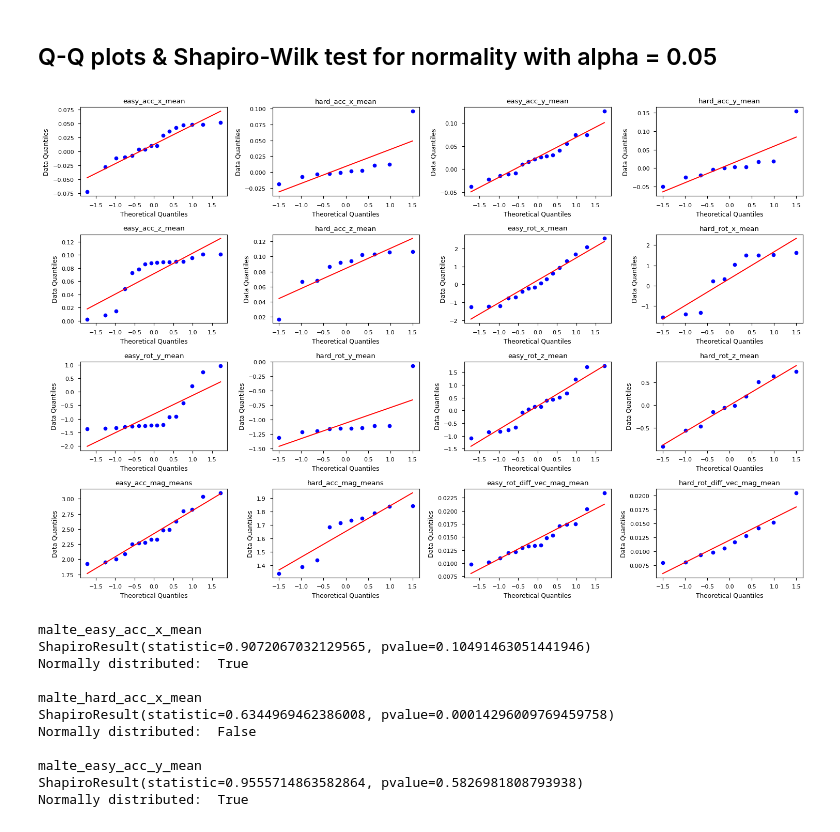
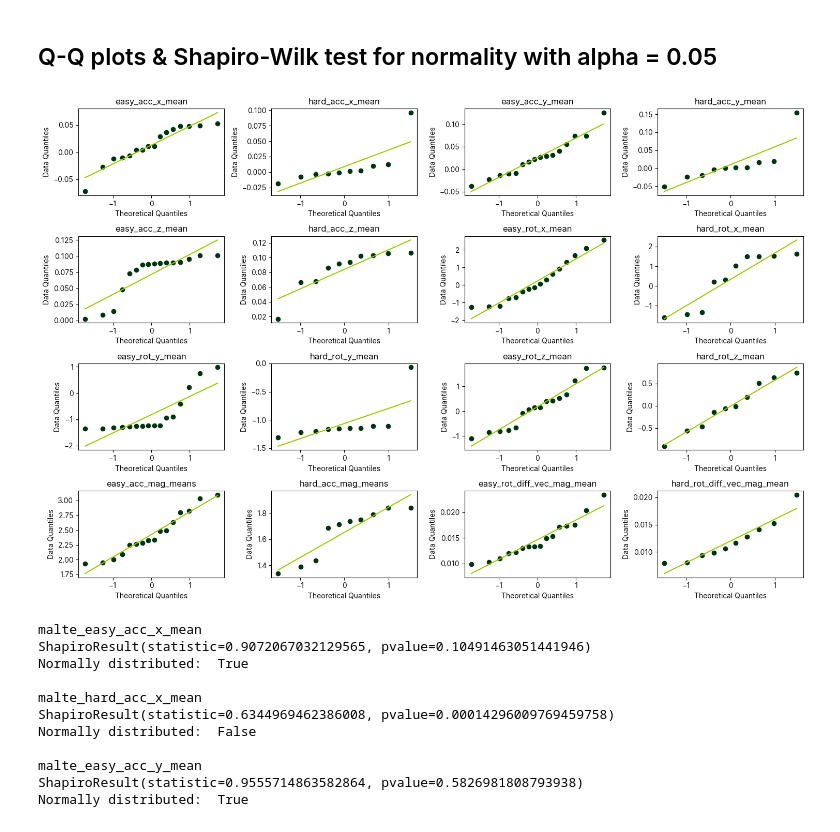
Before and after one commit to malte-j/climbing-grade-classifier, a Jupyter notebook: statistical-tests.ipynb, the cells around one changed output. Cells and saved outputs as stored; diff of their text form; code cells hidden in the pictures.

```diff
--- a/statistical-tests.ipynb
+++ b/statistical-tests.ipynb
@@ -77,29 +77,42 @@ features = ["malte_easy_acc_x_mean", "malte_hard_acc_x_mean", "malte_easy_acc_y_
 # %%
 # Determine the number of rows and columns for the grid
 n_features = len(features)
 n_cols = 4  # You can adjust the number of columns here
 n_rows = int(np.ceil(n_features / n_cols))
+
+plt.rc('font', family='Inter')
+light_col = "#C7EF4E"
+dark_col = "#085420"
 
 fig, axes = plt.subplots(n_rows, n_cols, figsize=(15, 10))
 
 for idx, feature_name in enumerate(features):
     feature = eval(feature_name)
     row = idx // n_cols
     col = idx % n_cols
     ax = axes[row, col]
+
     stats.probplot(feature, dist="norm", plot=ax)
+
+    # make dots black
+    # ax.get_lines()[0].set_marker('p')
+    ax.get_lines()[0].set_markerfacecolor("#003310")
+    ax.get_lines()[0].set_markeredgecolor("#003310")
+
+    ax.get_lines()[1].set_color('#97C900')
+
     ax.set_title(feature_name.replace("malte_", ""))
     ax.set_xlabel("Theoretical Quantiles")
     ax.set_ylabel("Data Quantiles")
 
 # Remove any empty subplots
 for i in range(n_features, n_rows * n_cols):
     fig.delaxes(axes.flatten()[i])
 
 plt.tight_layout()
 plt.savefig("exports/qq_plots_malte.png", dpi=300)
 # %% [output]
-[figure, old version]
+[figure, new version]
 # %%
 for feature_name in features:
     feature = eval(feature_name)
```
Also changed, not shown: parts of 2 cells of this notebook, 3 other files.
